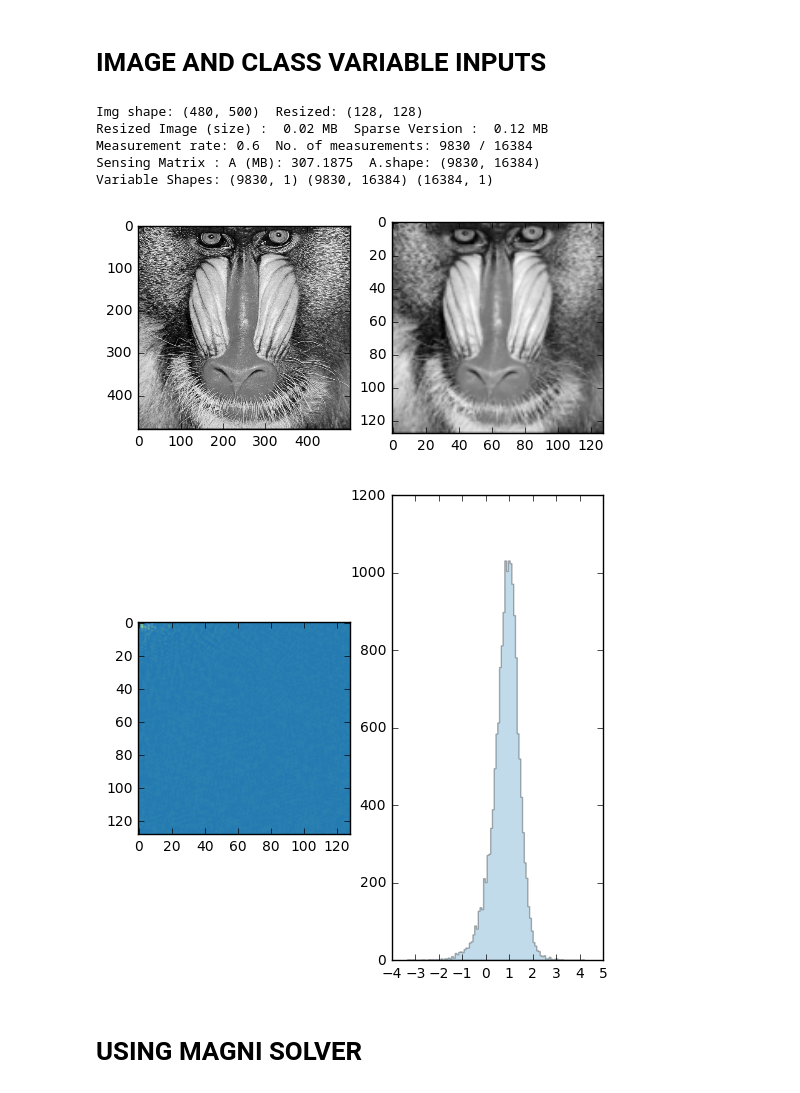
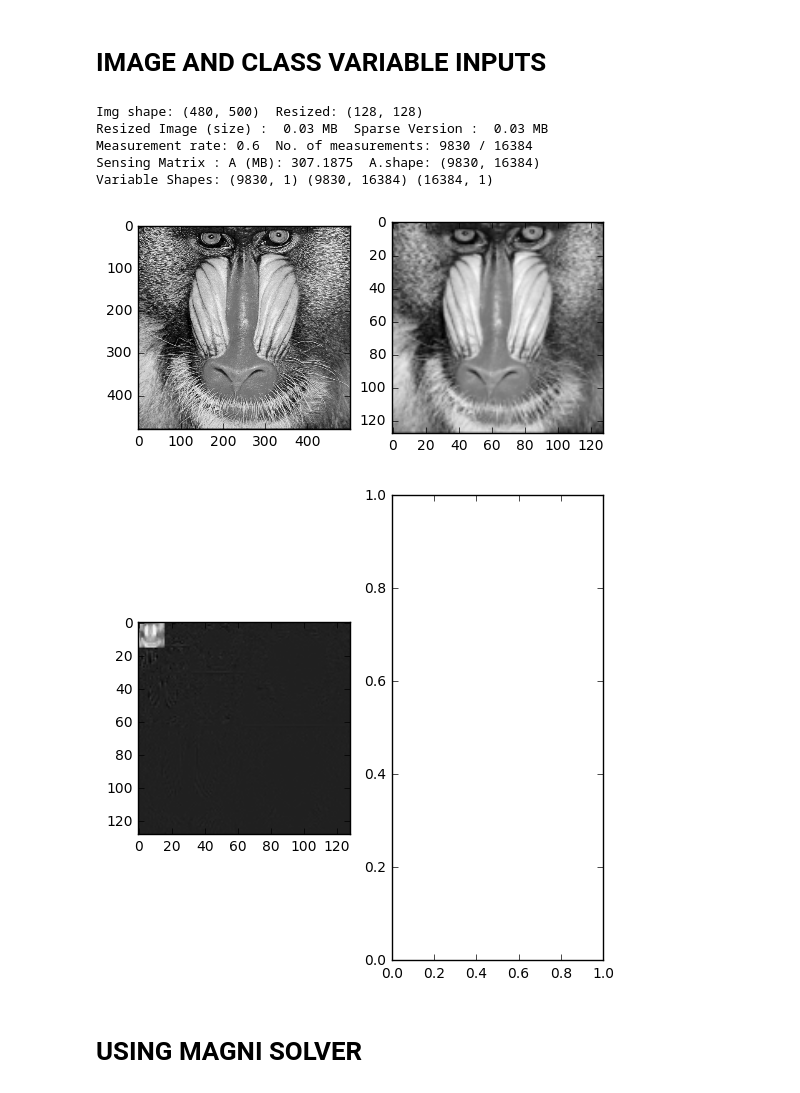
Before and after one commit to prerakmody/compressiveSensing, a Jupyter notebook: cs_methods/amp/amp_magni.ipynb, the cells around one changed output. Cells and saved outputs as stored; diff of their text form; code cells hidden in the pictures.

Commit message:
AMP technique tested with Daubechies 9_7 wavelet

```diff
--- a/cs_methods/amp/amp_magni.ipynb
+++ b/cs_methods/amp/amp_magni.ipynb
@@ -114,13 +115,18 @@ class AMP():
 
     def helper_X_transform(self, X, transform_basis):
         if transform_basis == 'dct':
-            X = DCT().dct2(X)
+            X_coeffs = DCT().dct2(X)
         elif transform_basis == 'haar':
             # alpha = pywt.dwt2(img_resize, 'haar')
             haar = Haar()
-            X = haar.dwt2d(X * 255.0)
+            X_coeffs = haar.dwt2d(X * 255.0)
+        elif transform_basis == 'daubechies_9_7':
+            cdf97_obj = cdf97_matlab()
+            h0,h1,f0,f1 = cdf97_obj.filter9_7(verbose = 0)
+            self.L = 3
+            X_coeffs = cdf97_obj.dwt2d(X, h0, h1, maxlevel = L, show = 0)
 
-        return X
+        return X_coeffs
 
     def helper_measurement_A(self, m, N, matrix_type = 'random_normalized', matrix_size_max = 2000):
         """
@@ -175,6 +181,9 @@ class AMP():
         elif matrix_type == 'function':
             pass
 
+        elif matrix_type == 'unitary':
+            return np.ones((m, N))
+
         return []
 
     def helper_getsize(self, x):
@@ -185,7 +194,7 @@ class AMP():
 
         ## Get the image, resize and transform
         img = scimg.imread(url_img, flatten=True, mode='L')
-        img_resize = imresize(img, (nx,ny)) #/255.0
+        img_resize = imresize(img, (nx,ny)).astype(np.float16) #/255.0
         self.X_orig = img_resize
         print ('Img shape:', img.shape, ' Resized:', img_resize.shape)
         X = self.helper_X_transform(img_resize, transform_basis)
@@ -198,9 +207,11 @@ class AMP():
             axarr1[1].imshow(img_resize, cmap=plt.cm.gray)
 
             f2, axarr2 = plt.subplots(1,2, figsize=(6,6))
-            axarr2[0].imshow(X,cmap=plt.cm.Paired)
-            axarr2[1].hist(np.log10(np.abs(X.ravel())), bins=100, color='#348ABD', alpha=.3, histtype='stepfilled')
-
+            if transform_basis == 'dct':
+                axarr2[0].imshow(X,cmap=plt.cm.Paired)
+                axarr2[1].hist(np.log10(np.abs(X.ravel())), bins=100, color='#348ABD', alpha=.3, histtype='stepfilled')
+            else:
+                axarr2[0].imshow(X,cmap = 'gray')
 
         N = X.shape[1] * X.shape[0]
         m = int(N * self.MR)
@@ -313,6 +324,12 @@ class AMP():
             elif self.transform_basis == 'haar':
                 haar = Haar()
                 xhat_plt = Haar().idwt2d(xhat.reshape((self.nx, self.ny)))
+            elif self.transform_basis == 'daubechies_9_7':
+                cdf97_obj = cdf97_matlab()
+                h0,h1,f0,f1 = cdf97_obj.filter9_7(verbose = 0)
+                self.L = 3
+                xhat_plt = cdf97_obj.idwt2d(xhat.reshape((self.nx, self.ny)), f0, f1, maxlevel = L
+                                            , show = 0, verbose = 0)
 
             print ('pSNR (of transform basis):', compare_psnr(X_orig.reshape((self.nx,self.ny)).astype(np.float32)
                                                               , xhat_plt.astype(np.float32), dynamic_range=255))
@@ -326,28 +343,28 @@ class AMP():
 # %%
 if __name__ == "__main__":
     """ CS STUDY """
     dimension = 2
     amp = AMP(dimension)
 
     if dimension == 1:
         y, A, X, X_orig, m, N = amp.get_data()
     else:
         amp.url_img = '../noniterative/data/original/SRCNN/Test/Set14/baboon.bmp'
         amp.nx = 128
         amp.ny = 128
         amp.MR = 0.6
-        amp.transform_basis = 'dct' #'haar'
-        amp.matrix_type = 'random_normalized'
+        amp.transform_basis = 'daubechies_9_7' #'dct' #'haar'
+        amp.matrix_type = 'random_normalized' #'unitary'
         amp.show = 1
         y, A, X, X_orig, m, N = amp.get_data()
 # %% [output]
 Img shape: (480, 500)  Resized: (128, 128)
-Resized Image (size) :  0.02 MB  Sparse Version :  0.12 MB
+Resized Image (size) :  0.03 MB  Sparse Version :  0.03 MB
 Measurement rate: 0.6  No. of measurements: 9830 / 16384
 Sensing Matrix : A (MB): 307.1875  A.shape: (9830, 16384)
 Variable Shapes: (9830, 1) (9830, 16384) (16384, 1)
 [figure]
-[figure, old version]
+[figure, new version]
 # %% [markdown]
 # USING MAGNI SOLVER
 # %%
```
Also changed, not shown: parts of 5 cells of this notebook, 3 other files.
